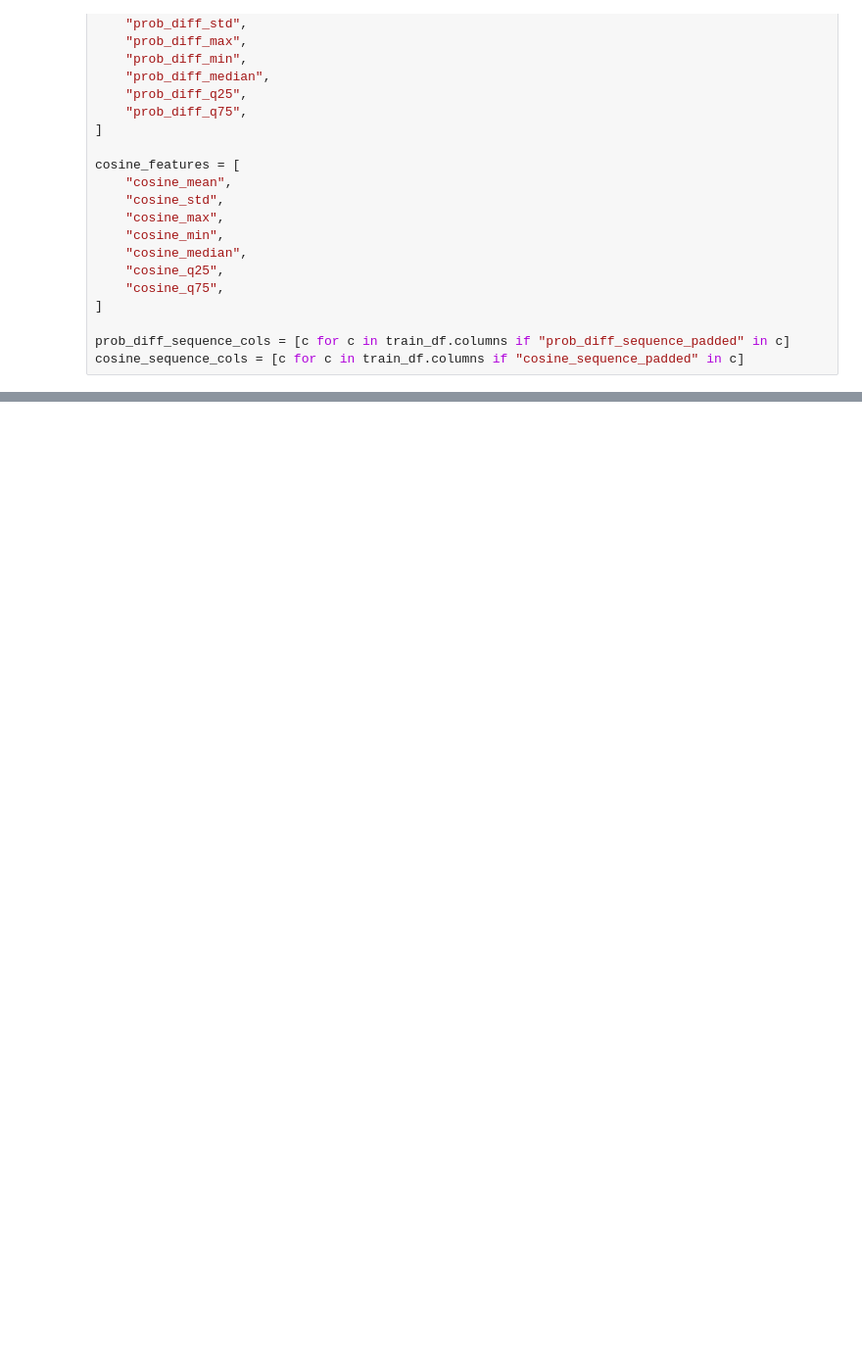
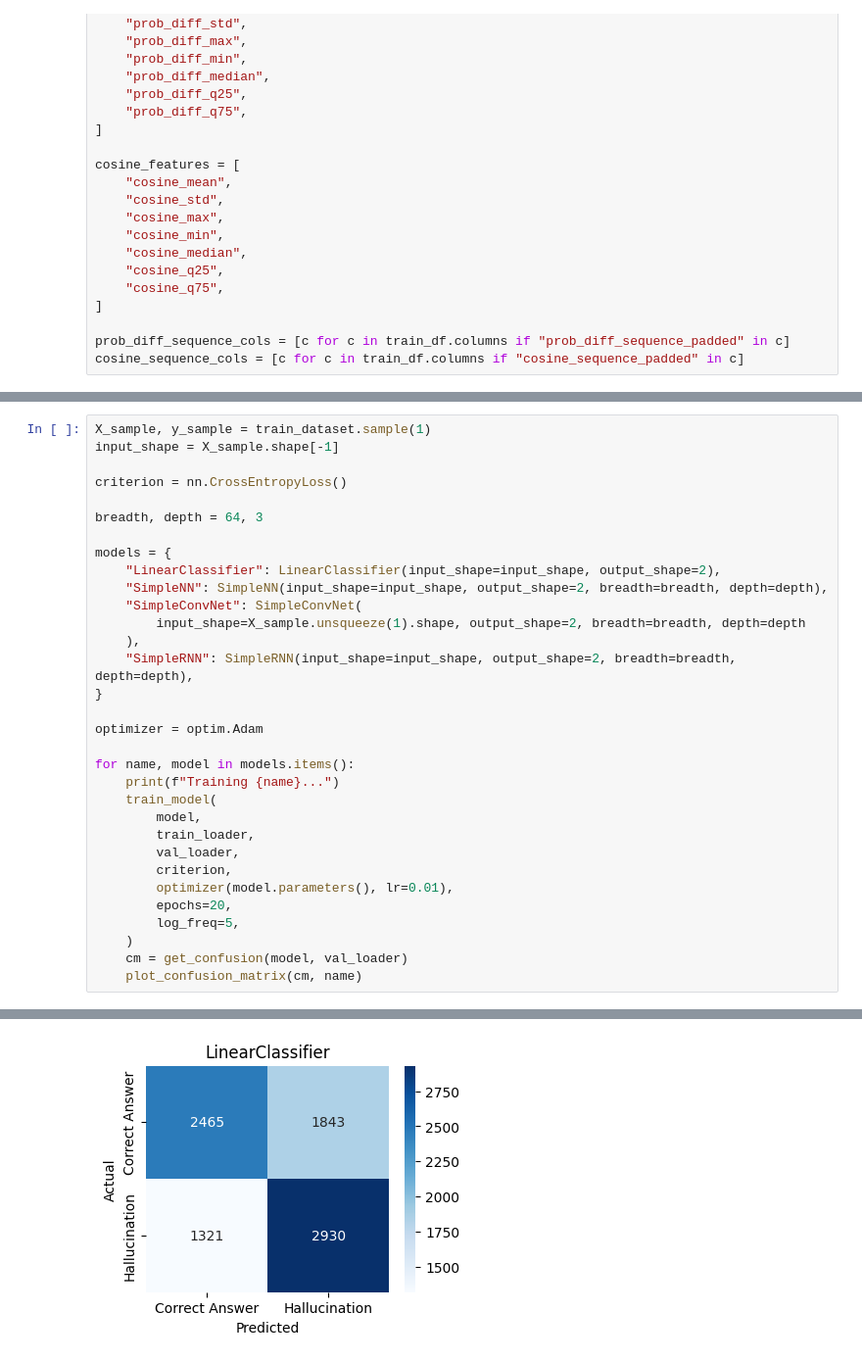
Before and after one commit to leap-laboratories/PIZZA, a Jupyter notebook: examples/hallucination_detection.ipynb, the cells around one changed output, grey strips where cells are left out. Shown at 98% size. Drawn from its saved outputs; the diff is of its cells as text; blank space fills up the shorter version.

```diff
--- a/examples/hallucination_detection.ipynb
+++ b/examples/hallucination_detection.ipynb
@@ -424,0 +327,33 @@ Epoch 20/20, Train Loss: 0.5509687527822322, Val Loss: 0.5791677665799412, Val A
+# %%
+X_sample, y_sample = train_dataset.sample(1)
+input_shape = X_sample.shape[-1]
+
+criterion = nn.CrossEntropyLoss()
+
+breadth, depth = 64, 3
+
+models = {
+    "LinearClassifier": LinearClassifier(input_shape=input_shape, output_shape=2),
+    "SimpleNN": SimpleNN(input_shape=input_shape, output_shape=2, breadth=breadth, depth=depth),
+    "SimpleConvNet": SimpleConvNet(
+        input_shape=X_sample.unsqueeze(1).shape, output_shape=2, breadth=breadth, depth=depth
+    ),
+    "SimpleRNN": SimpleRNN(input_shape=input_shape, output_shape=2, breadth=breadth, depth=depth),
+}
+
+optimizer = optim.Adam
+
+for name, model in models.items():
+    print(f"Training {name}...")
+    train_model(
+        model,
+        train_loader,
+        val_loader,
+        criterion,
+        optimizer(model.parameters(), lr=0.01),
+        epochs=20,
+        log_freq=5,
+    )
+    cm = get_confusion(model, val_loader)
+    plot_confusion_matrix(cm, name)
+# %% [output]
@@ -424,0 +365 @@ Epoch 20/20, Train Loss: 0.5509687527822322, Val Loss: 0.5791677665799412, Val A
+[figure, added]
```
Also changed, not shown: parts of 16 cells of this notebook.
